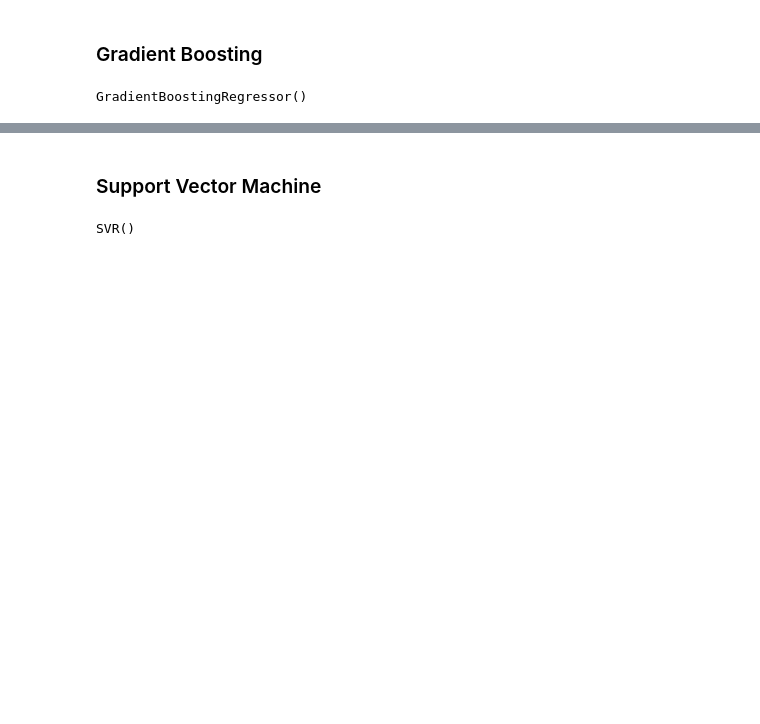
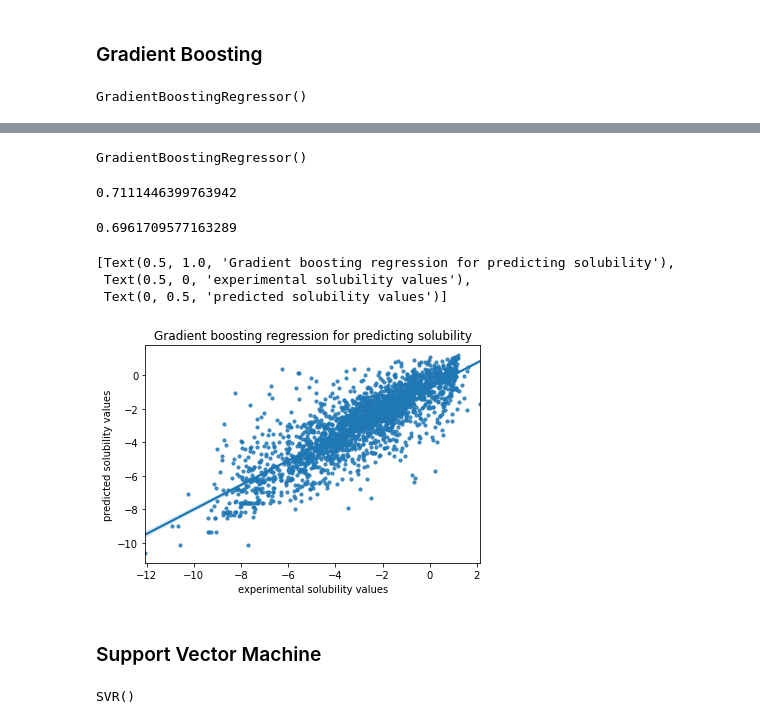
Before and after one commit to ayap20/CHEM6090_Project, a Jupyter notebook: Regression_models_solubility.ipynb, the cells around one changed output, grey strips where cells are left out. Drawn from its saved outputs; the diff is of its cells as text; code cells hidden in the pictures; blank space fills up the shorter version.

```diff
--- a/Regression_models_solubility.ipynb
+++ b/Regression_models_solubility.ipynb
@@ -281,0 +284,13 @@ sns.regplot(x=y_test, y=gb_y_predict, scatter_kws={"s": 10}).set(title='Gradient
+# %%
+gb2 = GradientBoostingRegressor()
+gb2.fit(x_trans_train, y_trans_train)
+# %% [output]
+GradientBoostingRegressor()
+# %%
+gb2.score(x_trans_train, y_trans_train)
+# %% [output]
+0.7111446399763942
+# %%
+gb2.score(x_trans_test, y_trans_test)
+# %% [output]
+0.6961709577163289
@@ -282,3 +299,13 @@ sns.regplot(x=y_test, y=gb_y_predict, scatter_kws={"s": 10}).set(title='Gradient
+# %%
+gb2_predict = inv_boxcox(gb2_y_predict, 1.7522356561991548) - 13.2
+actual_y_trans_test = inv_boxcox(y_trans_test, 1.7522356561991548) - 13.2
+# %%
+sns.regplot(x=actual_y_trans_test, y=rf2_predict, scatter_kws={"s": 10}).set(title='Gradient boosting regression for predicting solubility', xlabel='experimental solubility values', ylabel='predicted solubility values')
+# %% [output]
+[Text(0.5, 1.0, 'Gradient boosting regression for predicting solubility'),
+ Text(0.5, 0, 'experimental solubility values'),
+ Text(0, 0.5, 'predicted solubility values')]
+[figure, added]
 # %% [markdown]
 ### Support Vector Machine
 # %%
```
Also changed, not shown: parts of 34 cells of this notebook, 21 other files.
